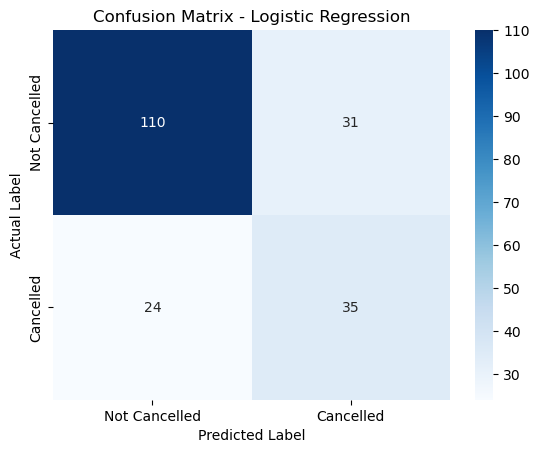
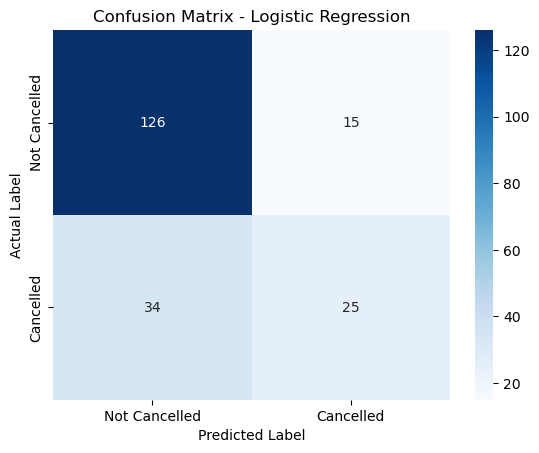
Code edit (unified diff) that turned the first committed figure into the second:
--- before
+++ after
@@ -1,6 +1,6 @@
 #confusion matrix
-cm = confusion_matrix(y_test, y_pred)
+cm_lr = confusion_matrix(y_test, y_pred_lr)
 plt.figure()
-sns.heatmap(cm_dt, annot=True, fmt='d', cmap='Blues',
+sns.heatmap(cm_lr, annot=True, fmt='d', cmap='Blues',
             xticklabels=['Not Cancelled', 'Cancelled'],
             yticklabels=['Not Cancelled', 'Cancelled'])

Commit: ROC_AUC analysis for decision tree